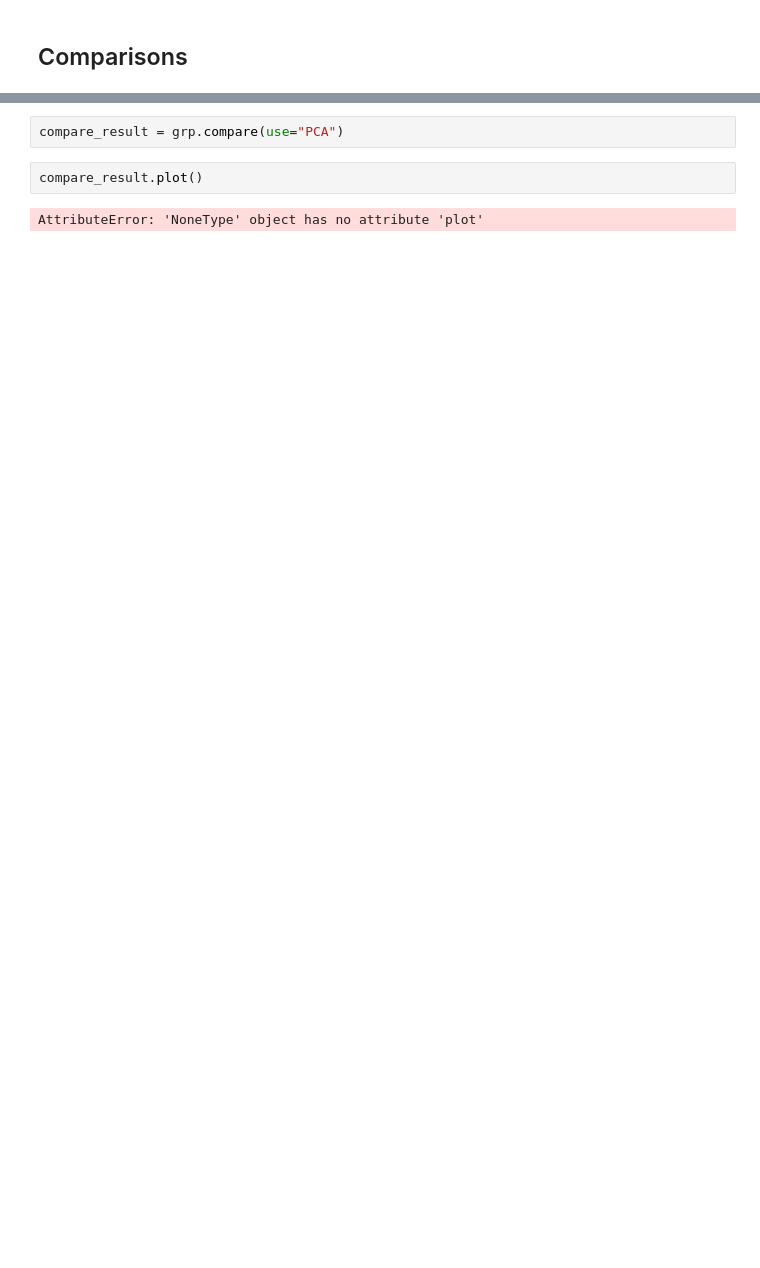
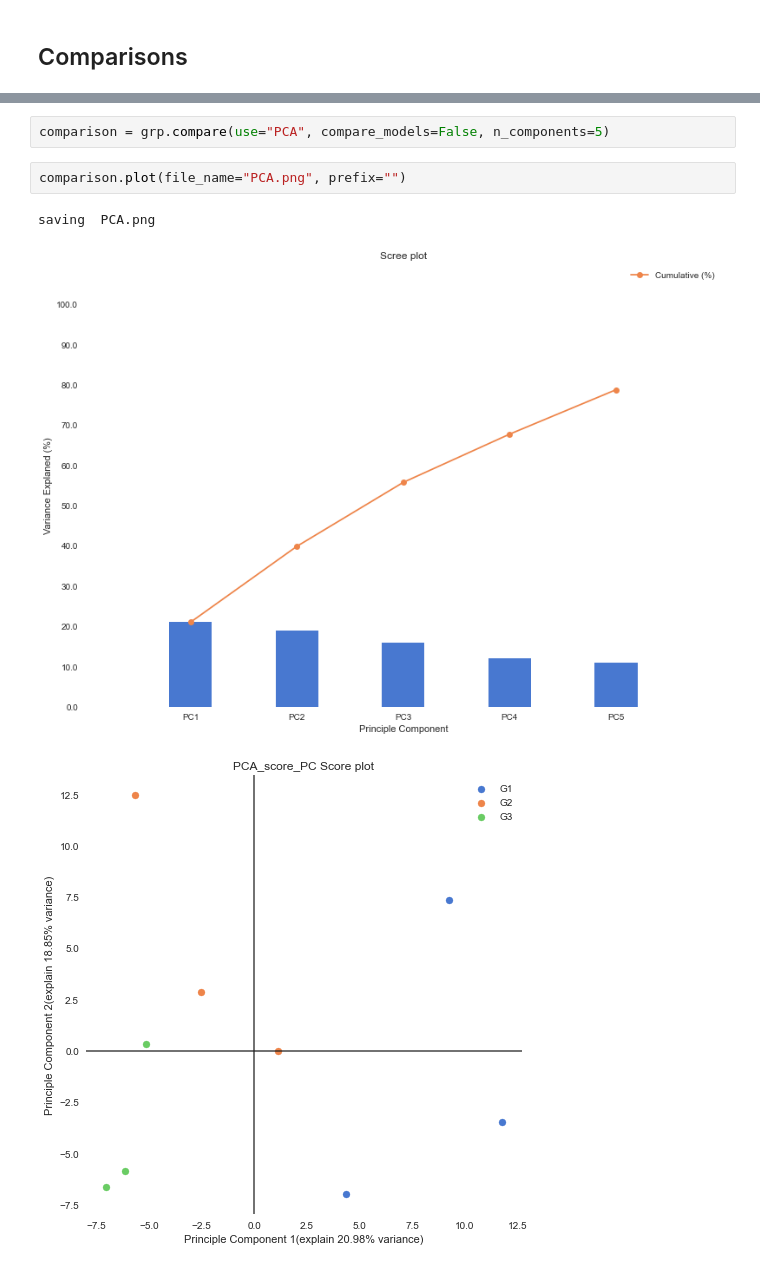
Before and after one commit to qwerty239qwe/pipeGEM, a Jupyter notebook: docs/source/1_basic.ipynb, the cells around one changed output, grey strips where cells are left out. Cells and saved outputs as stored; diff of their text form; blank space fills up the shorter version.

```diff
--- a/docs/source/1_basic.ipynb
+++ b/docs/source/1_basic.ipynb
@@ -211,7 +232,9 @@ compare_result.plot()
 # %%
-compare_result = grp.compare(use="PCA")
+comparison = grp.compare(use="PCA", compare_models=False, n_components=5)
-# %%
-compare_result.plot()
-# %% [output]
-AttributeError: 'NoneType' object has no attribute 'plot'
+# %%
+comparison.plot(file_name="PCA.png", prefix="")
+# %% [output]
+saving  PCA.png
+[figure, added]
+[figure, added]
 # %%
```
Also changed, not shown: parts of 18 cells of this notebook, 2 other files.
